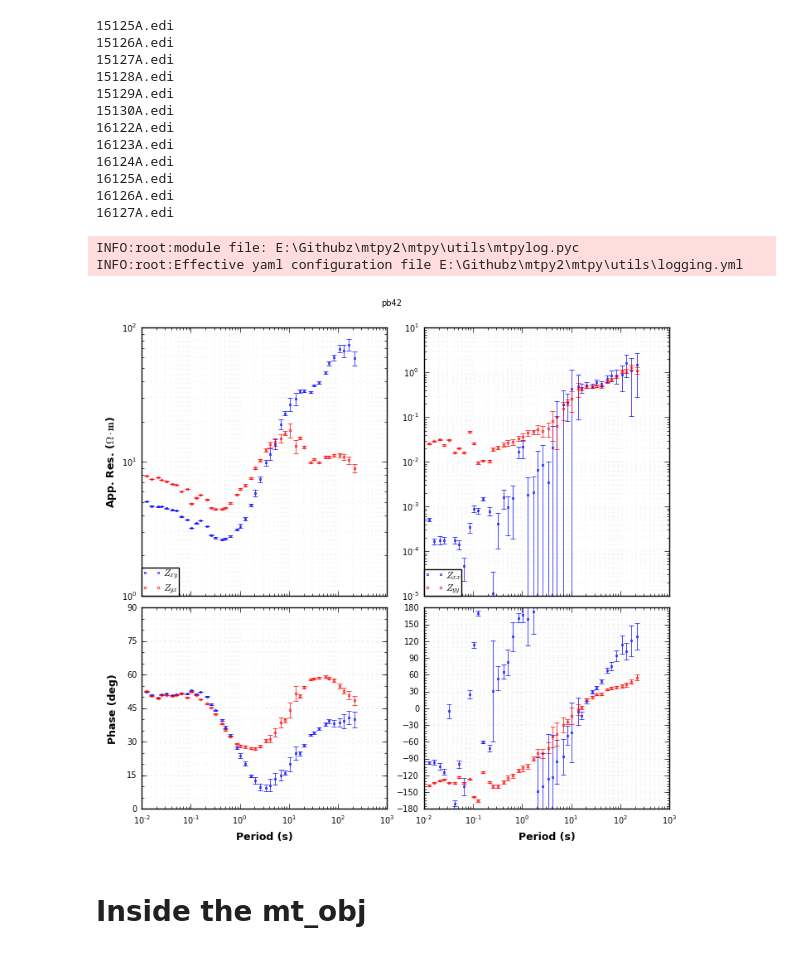
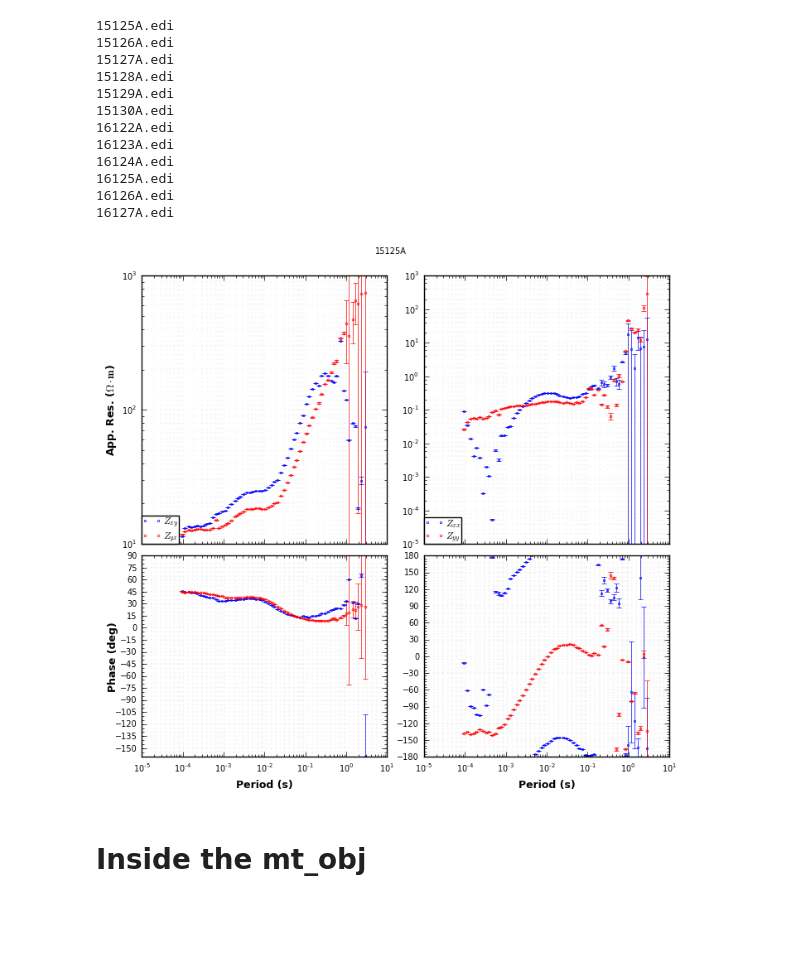
Before and after one commit to MTgeophysics/mtpy, a Jupyter notebook: examples/notebooks/Apparent_Resistivity_Penetration_Depth.ipynb, the cells around one changed output. Drawn from its saved outputs; the diff is of its cells as text; code cells hidden in the pictures; blank space fills up the shorter version.

```diff
--- a/examples/notebooks/Apparent_Resistivity_Penetration_Depth.ipynb
+++ b/examples/notebooks/Apparent_Resistivity_Penetration_Depth.ipynb
@@ -32,21 +32,22 @@ mpl.rcParams['figure.figsize']=[40,6]
 # %%
 import mtpy.core.mt as mt
 
-edifile="E:/Githubz/mtpy2/examples/data/edi_files/pb42c.edi"
+#edifile="E:/Githubz/mtpy2/examples/data/edi_files/pb42c.edi"
 
-#edifile="E:/Githubz/mtpy2/tests/data/edifiles/15126A.edi"
+edifile="E:/Githubz/mtpy2/tests/data/edifiles/15125A.edi"
+edifile2="E:/Githubz/mtpy2/tests/data/edifiles/15126A.edi"
+
 
 
 mt_obj = mt.MT(edifile)
+mt_obj2 = mt.MT(edifile2)
 
 #     :Plot MT response: ::
 
 # plot all components of mt response and phase tensor
 plot_obj = mt_obj.plot_mt_response(plot_num=2)  # plot_pt='y')
 # %% [output]
-INFO:root:module file: E:\Githubz\mtpy2\mtpy\utils\mtpylog.pyc
-INFO:root:Effective yaml configuration file E:\Githubz\mtpy2\mtpy\utils\logging.yml
-[figure, old version]
+[figure, new version]
 # %%
 # plot the tipper as well
 
```
Also changed, not shown: parts of 14 cells of this notebook.
